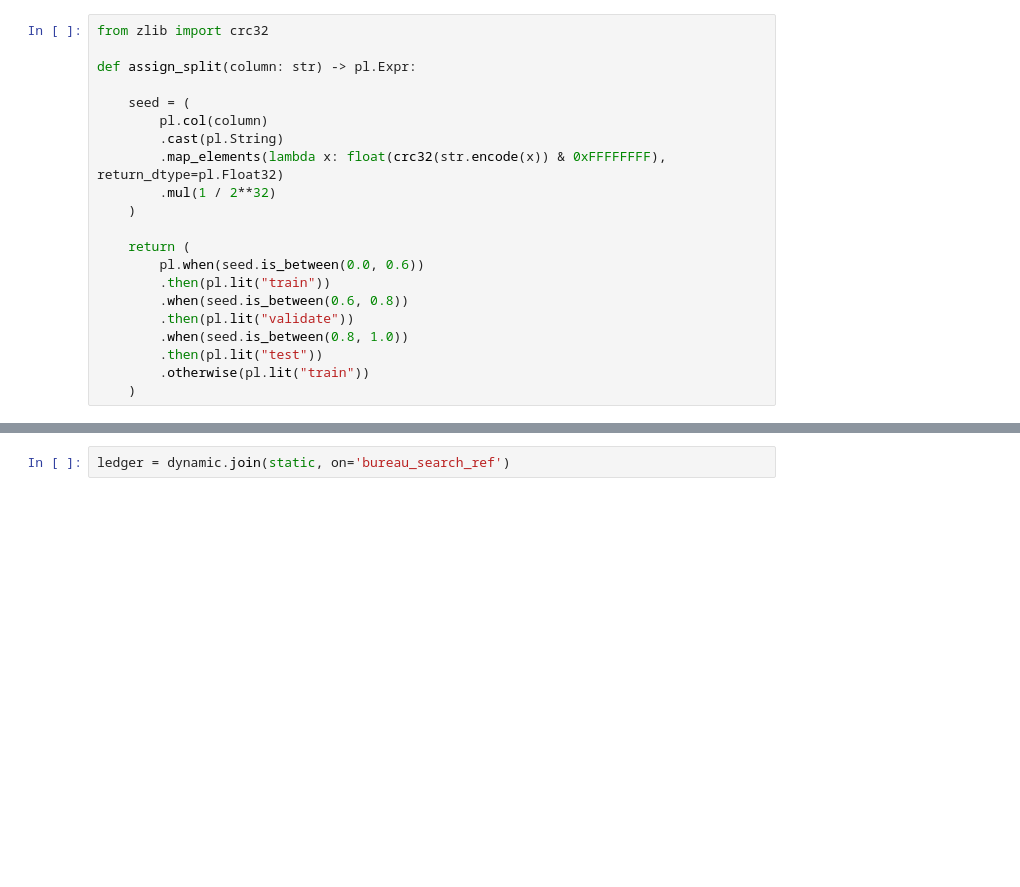
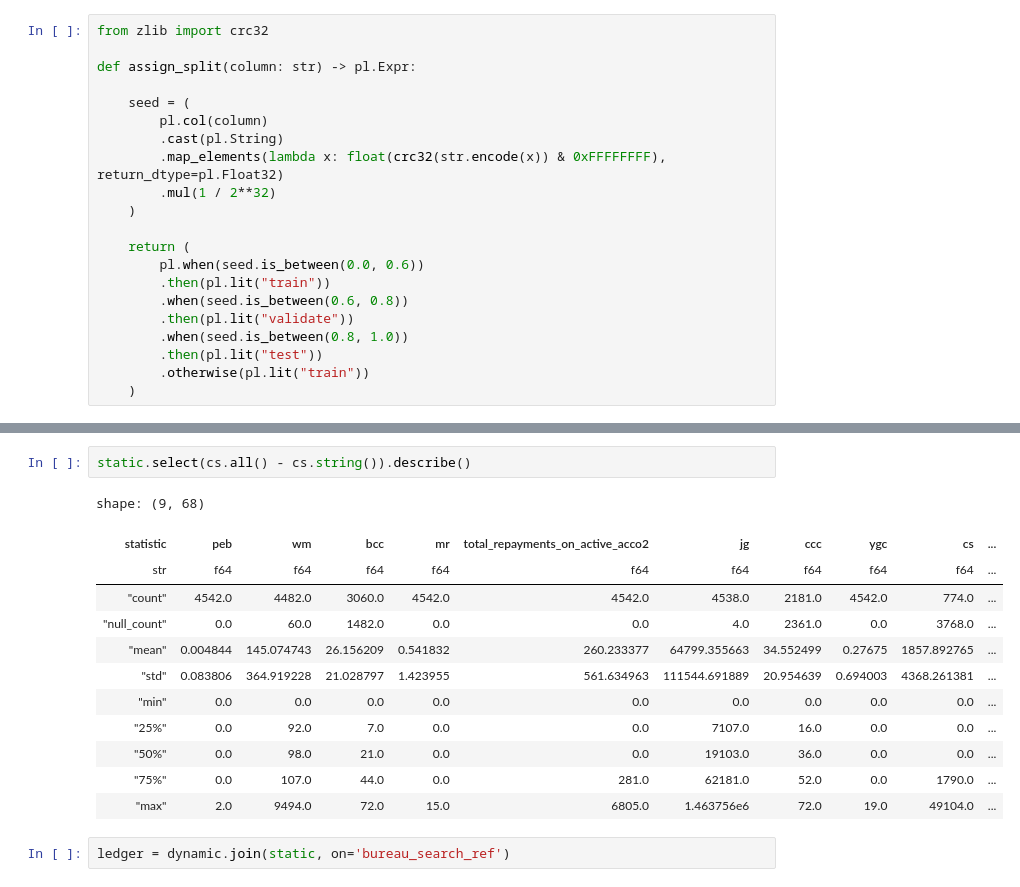
Before and after one commit to granthamtaylor/windmark, a Jupyter notebook: notebooks/plata.ipynb, the cells around one changed output, grey strips where cells are left out. Drawn from its saved outputs; the diff is of its cells as text; blank space fills up the shorter version.

```diff
--- a/notebooks/plata.ipynb
+++ b/notebooks/plata.ipynb
@@ -64,3 +100,18 @@ static = (
+# %%
+static.select(cs.all() - cs.string()).describe()
+# %% [output]
+shape: (9, 68)
+| statistic | peb | wm | bcc | mr | total_repayments_on_active_acco2 | jg | ccc | ygc | cs | ... |
+| str | f64 | f64 | f64 | f64 | f64 | f64 | f64 | f64 | f64 | ... |
+| "count" | 4542.0 | 4482.0 | 3060.0 | 4542.0 | 4542.0 | 4538.0 | 2181.0 | 4542.0 | 774.0 | ... |
+| "null_count" | 0.0 | 60.0 | 1482.0 | 0.0 | 0.0 | 4.0 | 2361.0 | 0.0 | 3768.0 | ... |
+| "mean" | 0.004844 | 145.074743 | 26.156209 | 0.541832 | 260.233377 | 64799.355663 | 34.552499 | 0.27675 | 1857.892765 | ... |
+| "std" | 0.083806 | 364.919228 | 21.028797 | 1.423955 | 561.634963 | 111544.691889 | 20.954639 | 0.694003 | 4368.261381 | ... |
+| "min" | 0.0 | 0.0 | 0.0 | 0.0 | 0.0 | 0.0 | 0.0 | 0.0 | 0.0 | ... |
+| "25%" | 0.0 | 92.0 | 7.0 | 0.0 | 0.0 | 7107.0 | 16.0 | 0.0 | 0.0 | ... |
+| "50%" | 0.0 | 98.0 | 21.0 | 0.0 | 0.0 | 19103.0 | 36.0 | 0.0 | 0.0 | ... |
+| "75%" | 0.0 | 107.0 | 44.0 | 0.0 | 281.0 | 62181.0 | 52.0 | 0.0 | 1790.0 | ... |
+| "max" | 2.0 | 9494.0 | 72.0 | 15.0 | 6805.0 | 1.463756e6 | 72.0 | 19.0 | 49104.0 | ... |
 # %%
 ledger = dynamic.join(static, on='bureau_search_ref')
 # %%
```
Also changed, not shown: parts of 6 cells of this notebook, 15 other files.
